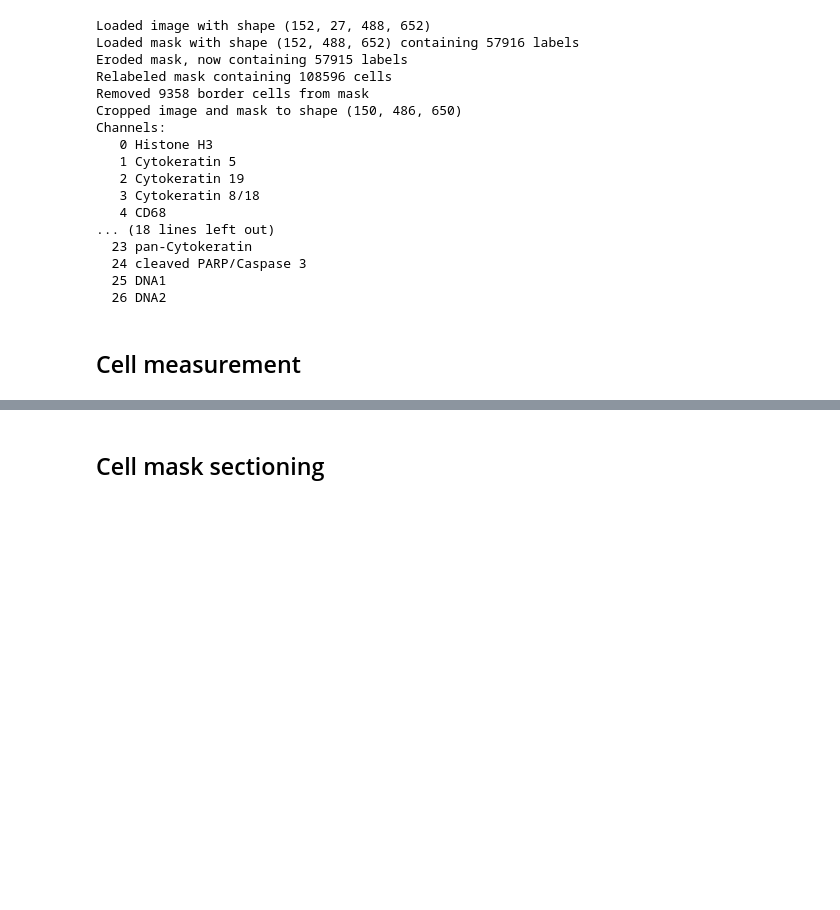
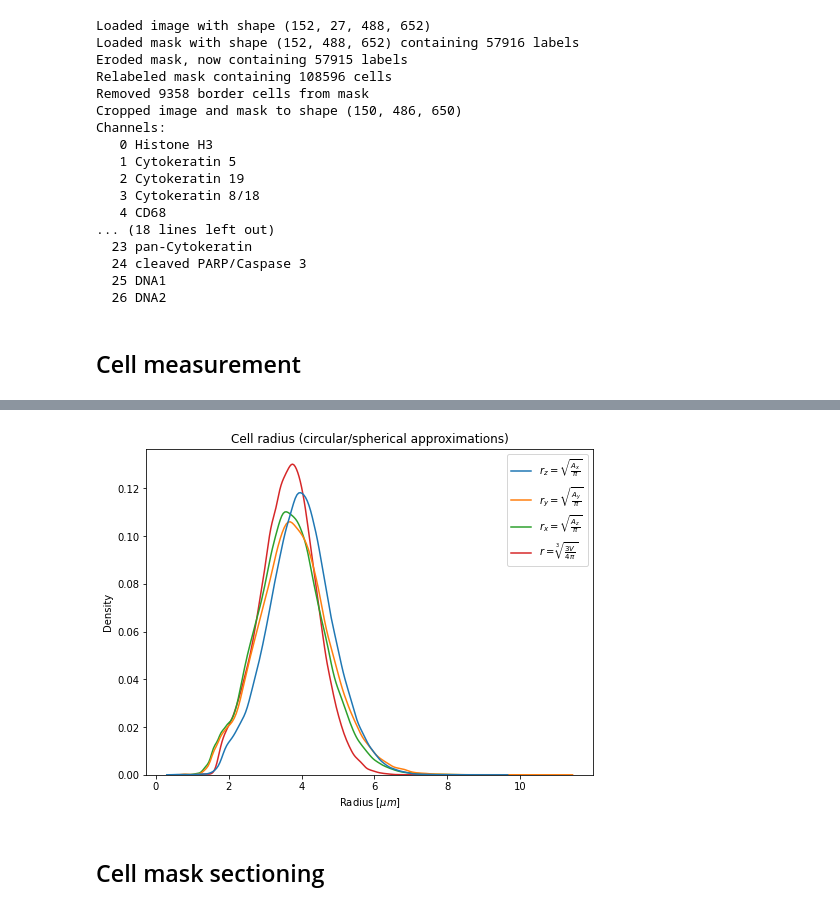
Before and after one commit to BodenmillerGroup/simutome, a Jupyter notebook: notebooks/parameter_estimation.ipynb, the cells around one changed output, grey strips where cells are left out. Cells and saved outputs as stored; diff of their text form; code cells hidden in the pictures; blank space fills up the shorter version.

```diff
--- a/notebooks/parameter_estimation.ipynb
+++ b/notebooks/parameter_estimation.ipynb
@@ -160,3 +155,17 @@ plt.show()
+# %%
+fig, ax = plt.subplots(figsize=(8, 6))
+
+radius_cols = ["proj_cell_radius_z_um", "proj_cell_radius_y_um", "proj_cell_radius_x_um", "cell_radius_um"]
+p = sns.kdeplot(data=cell_data[radius_cols], hue_order=radius_cols, ax=ax)
+for text, label in zip(p.legend_.texts, [r"$r_z = \sqrt{\frac{A_x}{\pi}}$", r"$r_y = \sqrt{\frac{A_y}{\pi}}$", r"$r_x = \sqrt{\frac{A_z}{\pi}}$", r"$r = \sqrt[3]{\frac{3 V}{4 \pi}}$"]):
+    text.set_text(label)
+ax.set_title("Cell radius (circular/spherical approximations)")
+ax.set_xlabel(r"Radius [$\mu m$]")
+ax.set_ylabel("Density")
+
+plt.show()
+# %% [output]
+[figure, added]
 # %% [markdown]
 ## Cell mask sectioning
 # %%
```
Also changed, not shown: parts of 19 cells of this notebook, 1 other file.
